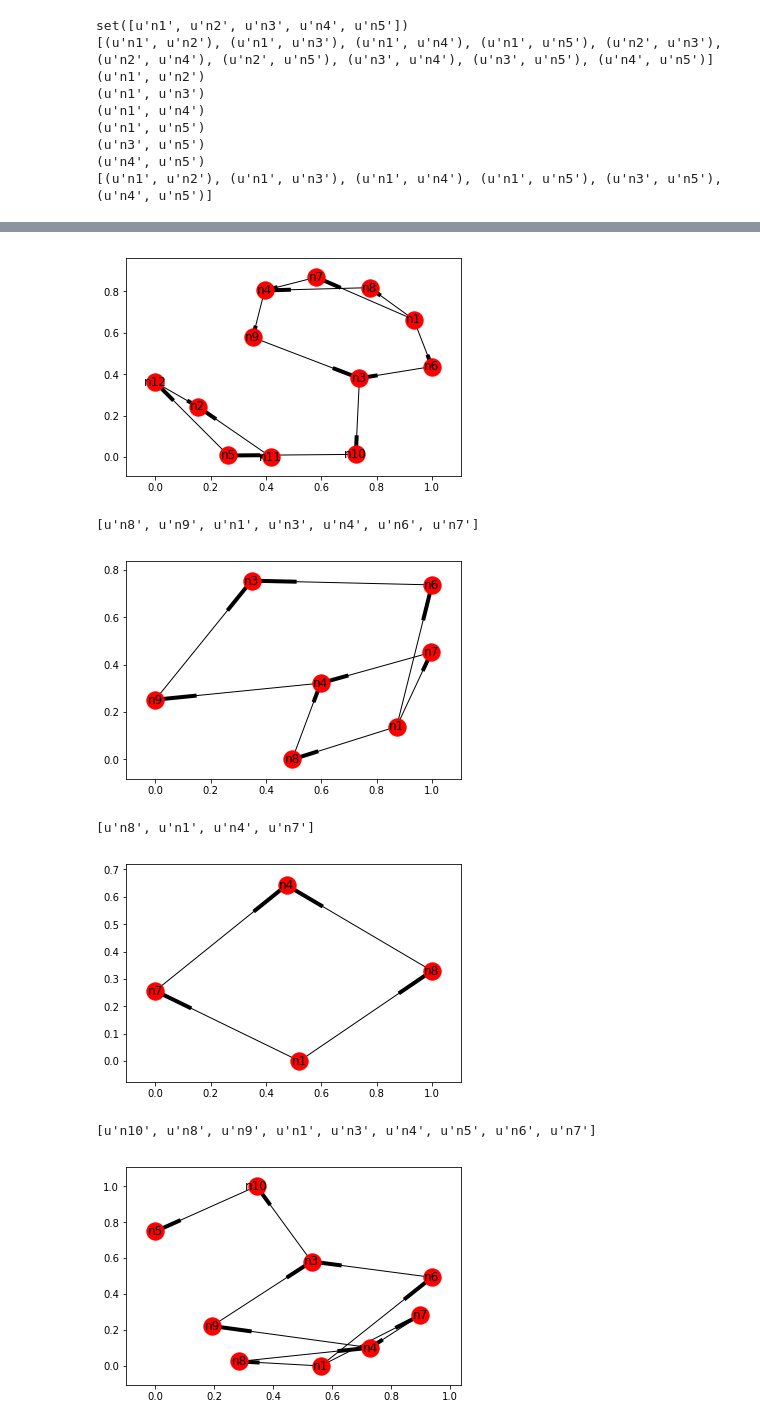
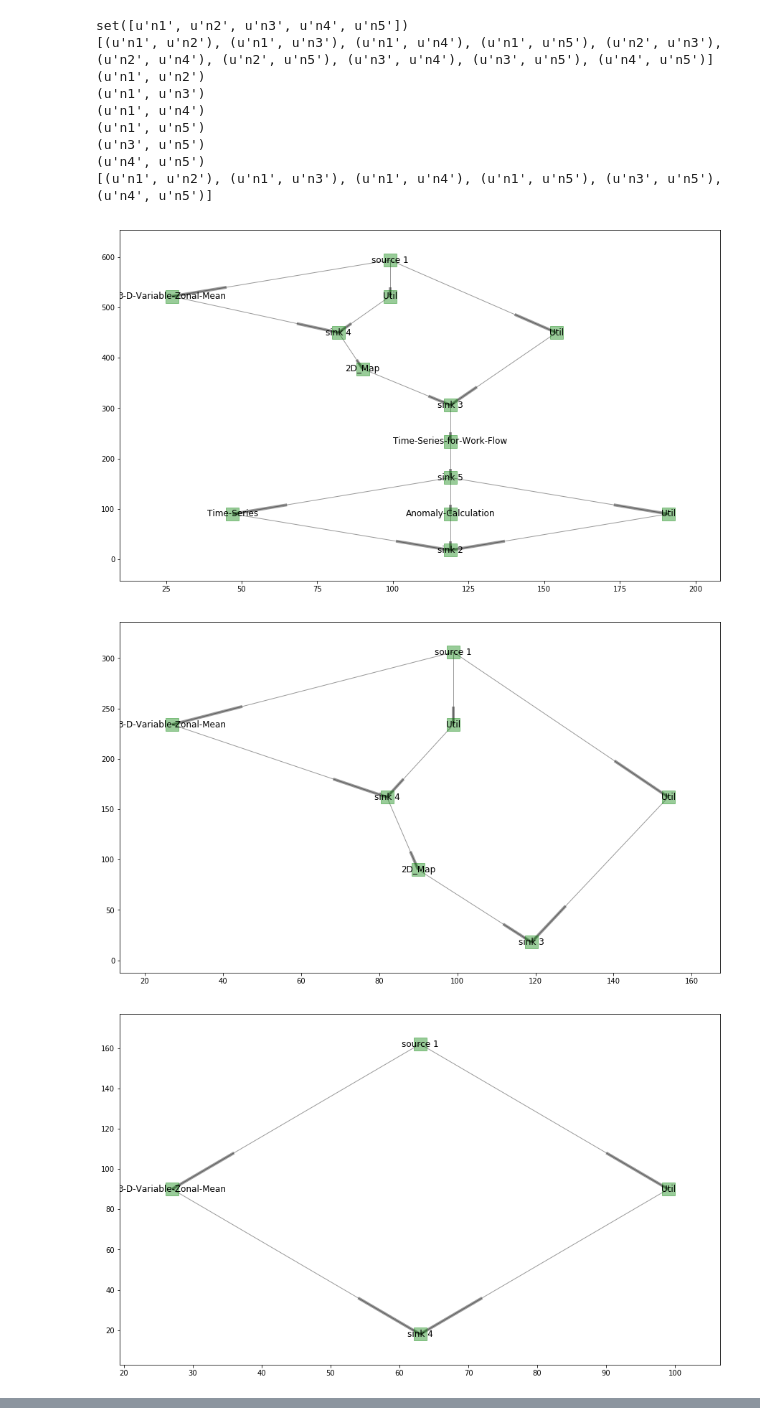
Before and after one commit to QiHaoBao/x6e6s, a Jupyter notebook: server/graphDemo.ipynb, the cells around one changed output, grey strips where cells are left out. Drawn from its saved outputs; the diff is of its cells as text; code cells hidden in the pictures.

```diff
--- a/server/graphDemo.ipynb
+++ b/server/graphDemo.ipynb
@@ -164,18 +169,32 @@ set([u'n1', u'n2', u'n3', u'n4', u'n5'])
 [(u'n1', u'n2'), (u'n1', u'n3'), (u'n1', u'n4'), (u'n1', u'n5'), (u'n3', u'n5'), (u'n4', u'n5')]
 # %%
 from networkx.readwrite import json_graph
+import pygraphviz
+
 jsonRes = {"all_uows" : []}
 for pair in uow:
     sub = nx.DiGraph()
     for path in nx.all_simple_paths(G, source=pair[0], target=pair[1]):
         for node in path:
             sub.add_node(node)
     subG = nx.subgraph(G, sub)
-    print subG.nodes()
-    nx.draw_networkx(subG)
+    subG.nodes()
+    tmpDict = {}
+    for node in subG.nodes_iter():
+        if subG.node[node]['name'] != 'tau from tree':
+            tmpDict[node]=subG.node[node]['name']
+        else:
+            tmpDict[node]='Util'
+        #print subG.node[node]['name']
+    position = nx.nx_agraph.graphviz_layout(subG, prog='dot')
+    nx.draw_networkx(subG, labels=tmpDict, pos=position, node_shape='s', node_color='g', alpha=0.4, node_size=300)
+    #plt.set_size_inches(18.5, 10.5)
     plt.show()
     jsonTmp = json_graph.node_link_data(subG)
     jsonRes['all_uows'].append(jsonTmp)
 
 print json.dumps(jsonRes)
 # %% [output]
+[figure, new version]
+[figure, new version]
+[figure, new version]
@@ -183,7 +204,0 @@ print json.dumps(jsonRes)
-[figure, old version]
-[u'n8', u'n9', u'n1', u'n3', u'n4', u'n6', u'n7']
-[figure, old version]
-[u'n8', u'n1', u'n4', u'n7']
-[figure, old version]
-[u'n10', u'n8', u'n9', u'n1', u'n3', u'n4', u'n5', u'n6', u'n7']
-[figure, old version]
```
Also changed, not shown: parts of 7 cells of this notebook, 1 other file.
